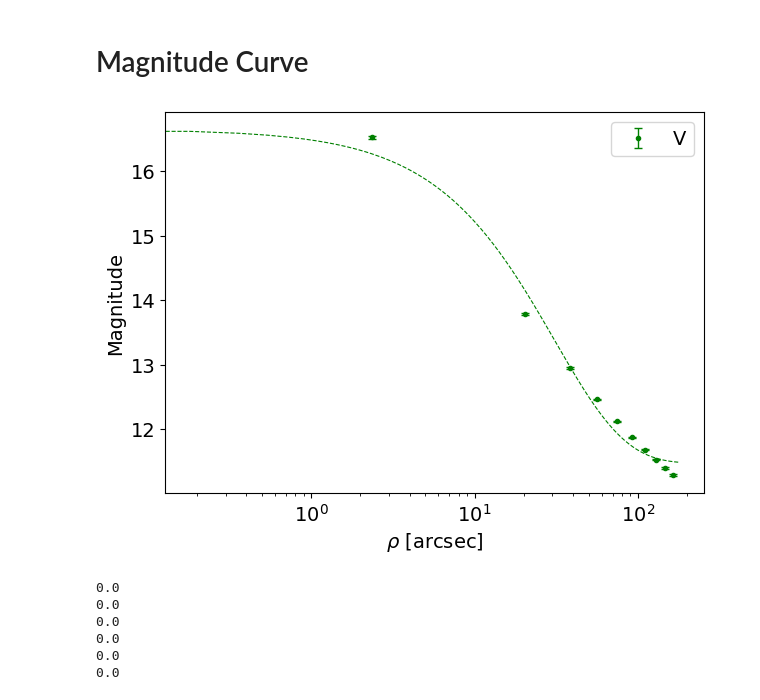
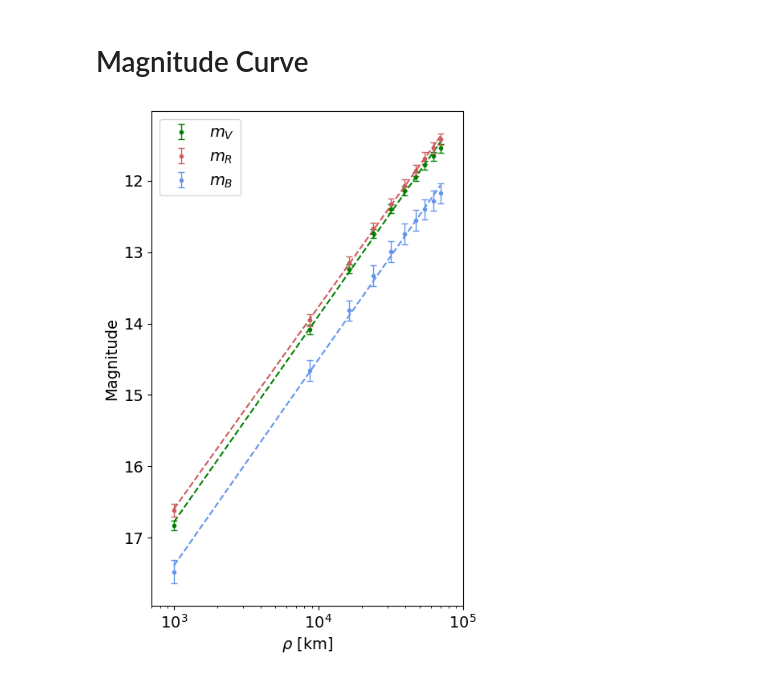
Before and after one commit to daraghhollman/Comet62P-Tsuchinshan, a Jupyter notebook: Scripts/aperturePhotometry.ipynb, the cells around one changed output. Saved outputs shown, nothing was run; the diff lists cells and outputs as text; code cells hidden in the pictures.

```diff
--- a/Scripts/aperturePhotometry.ipynb
+++ b/Scripts/aperturePhotometry.ipynb
@@ -532,10 +532,10 @@ def FindMagnitudeCurve(image, filter, comet, apertureRangeKm, zeroPoint, exposur
         magnitudes.append(mag[0])
         magnitudeErrors.append(magError)
 
-    return [apertureRange_arcsec, magnitudes, magnitudeErrors]
+    return [apertureRangeKm, magnitudes, magnitudeErrors]
 # %%
 apRange = np.linspace(1000, 70000, 10)
 
-arcsec, vMags, vMagErrors = FindMagnitudeCurve(vImageStacked, "V", cometV, apRange, zeroPoint=[vZeroPoint, vStd], exposureTime=len(vReducedDataPaths)*120, date=date)
-arcsec, rMags, rMagErrors = FindMagnitudeCurve(rImageStacked, "R", cometR, apRange, zeroPoint=[rZeroPoint, rStd], exposureTime=len(vReducedDataPaths)*120, date=date)
-arcsec, bMags, bMagErrors = FindMagnitudeCurve(bImageStacked, "B", cometB, apRange, zeroPoint=[bZeroPoint, bStd], exposureTime=len(vReducedDataPaths)*120, date=date)
+_, vMags, vMagErrors = FindMagnitudeCurve(vImageStacked, "V", cometV, apRange, zeroPoint=[vZeroPoint, vStd], exposureTime=len(vReducedDataPaths)*120, date=date)
+_, rMags, rMagErrors = FindMagnitudeCurve(rImageStacked, "R", cometR, apRange, zeroPoint=[rZeroPoint, rStd], exposureTime=len(vReducedDataPaths)*120, date=date)
+_, bMags, bMagErrors = FindMagnitudeCurve(bImageStacked, "B", cometB, apRange, zeroPoint=[bZeroPoint, bStd], exposureTime=len(vReducedDataPaths)*120, date=date)
@@ -552,14 +541,0 @@ vPars, vCov = curve_fit(ExpFunc, arcsec, vMags, [5, -0.01, 10], sigma=vMagErrors
-# %%
-plt.errorbar(arcsec, vMags, yerr=vMagErrors, fmt=".", color="green", capsize=3, lw=1, label="V")
-
-xRange = np.linspace(0, 180, 1000)
-
-plt.plot(xRange, ExpFunc(xRange, vPars[0], vPars[1], vPars[2]), ls="dashed", lw=0.8, c="green")
-
-plt.xlabel(r"$\rho$ [arcsec]")
-plt.ylabel("Magnitude")
-plt.legend()
-plt.tight_layout()
-plt.xscale("log")
-# %% [output]
-[figure, removed]
@@ -586,11 +542,35 @@ def NucleusRadius(nucleusMagnitude, date, phase, A=0.04, beta=0.035):
-# %%
-for magnitude in nucleusMagnitudes:
-    radius = NucleusRadius(magnitude, date, phase)
-    print(radius)
-# %% [output]
-0.0
-0.0
-0.0
-0.0
-0.0
-0.0
+# %%
+magLists = [vMags, rMags, bMags]
+magErrors = [vMagErrors, rMagErrors, bMagErrors]
+
+
+# Fitting
+def LogLinear(x, m, c):
+
+    return m * np.log(x) + c
+
+from scipy.optimize import curve_fit
+
+
+fig, ax = plt.subplots(figsize=(5, 8))
+colours = ["green", "indianred", "cornflowerblue"]
+labels = ["V", "R", "B"]
+
+for mags, errors, c, l in zip(magLists, magErrors, colours, labels):
+
+    pars, cov = curve_fit(LogLinear, apRange, mags, sigma=errors)
+
+    # Plotting
+    ax.errorbar(apRange, mags, yerr=errors, fmt=".", capsize=3, lw=1, color=c, label=f"$m_{l}$")
+
+    xRange = np.linspace(1000, 70000, 100)
+    ax.plot(xRange, LogLinear(xRange, pars[0], pars[1]), ls="dashed", color=c)
+
+    ax.set_xlabel(r"$\rho$ [km]")
+    ax.set_ylabel("Magnitude")
+    ax.set_xscale("log")
+    ax.set_xlim(700, 100000)
+    ax.legend()
+    plt.gca().invert_yaxis()
+# %% [output]
+[figure, added]
```
Also changed, not shown: parts of 6 cells of this notebook, 3 other files.
